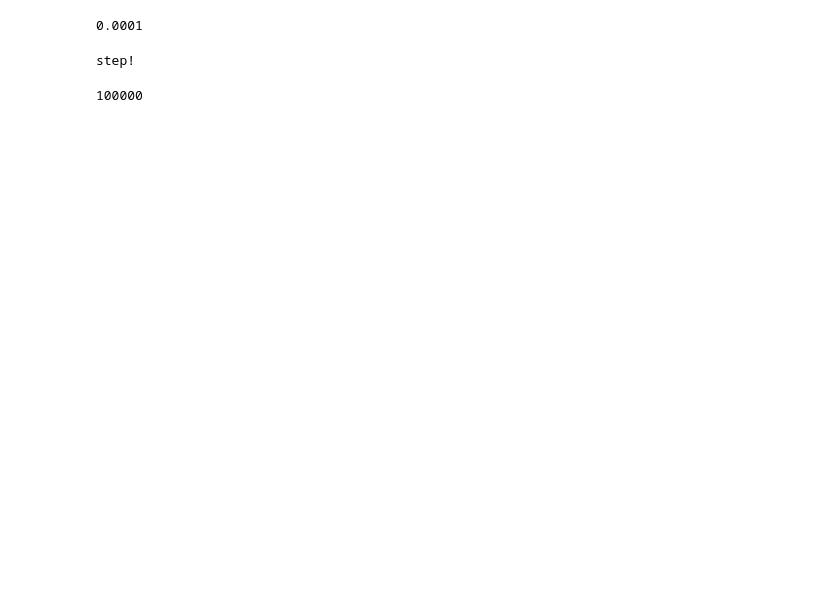
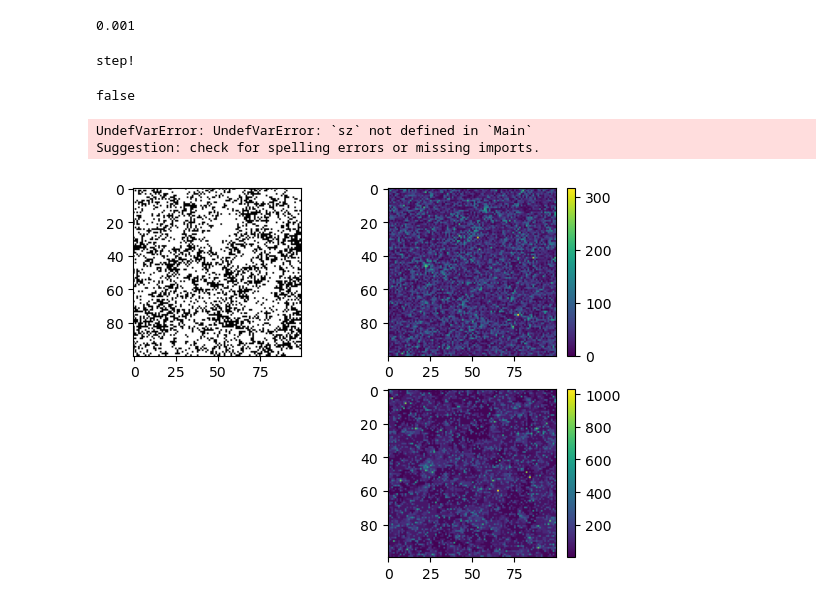
Before and after one commit to deszoeke/fire-grid, a Jupyter notebook: fire_grid.ipynb, the cells around one changed output. Drawn from its saved outputs; the diff is of its cells as text; code cells hidden in the pictures; blank space fills up the shorter version.

```diff
--- a/fire_grid.ipynb
+++ b/fire_grid.ipynb
@@ -3,16 +3,16 @@ using Random
 using PyPlot
 # %%
 # parameters
-nd = 2 # dimensions
-nx = 1000
+nd = 3 # dimensions
+nx = 100
 
-ntyear = 100 # 100-day growing-burning season
+ntyear = 10 # growing-burning season
 ntmature = ntyear * 10   # 10 years to maturity
 ntignite = ntyear * 100 # lightning ignites each grid every 100 years
 p_grow = 1/ntmature
 p_ignite = 1/ntignite
 # %% [output]
-0.0001
+0.001
 # %%
 # landscape functions
 
@@ -109,7 +111,22 @@ sincefire = zeros(Int64, sz)
 
 # single step
 step!(fire, tree, sincefire, sincetree)
+any(fire) # burns out every step
 # %% [output]
-100000
+false
+# %%
+# test burn stencil
+
+D = 1
+offset.(D, nd, [-1, 1])
+sz
+I = CartesianIndex(999,1000)
+for ofs in offset.(D, nd, [-1, 1])
+    print( shift(I, ofs, sz) )
+    print("\n")
+end
+# %% [output]
+UndefVarError: UndefVarError: `sz` not defined in `Main`
+Suggestion: check for spelling errors or missing imports.
 # %%
 # big run
@@ -122,11 +139,15 @@ end
 # %%
 cm = PyPlot.cm
 
 clf()
 subplot(2,2,1)
-imshow(tree+2*fire, vmax=2, cmap=PyPlot.cm.Greys)
+# imshow(tree+4*fire, vmax=5, cmap=PyPlot.cm.Greys)
+imshow(tree, cmap=PyPlot.cm.Greys)
+# imshow(log.(fire), vmin=0.5, cmap=PyPlot.cm.Greys); colorbar()
 subplot(2,2,2)
 imshow(sincetree); colorbar()
 subplot(2,2,4)
 imshow(sincefire); colorbar()
 gcf()
+# %% [output]
+[figure, added]
```
Also changed, not shown: parts of 9 cells of this notebook.
